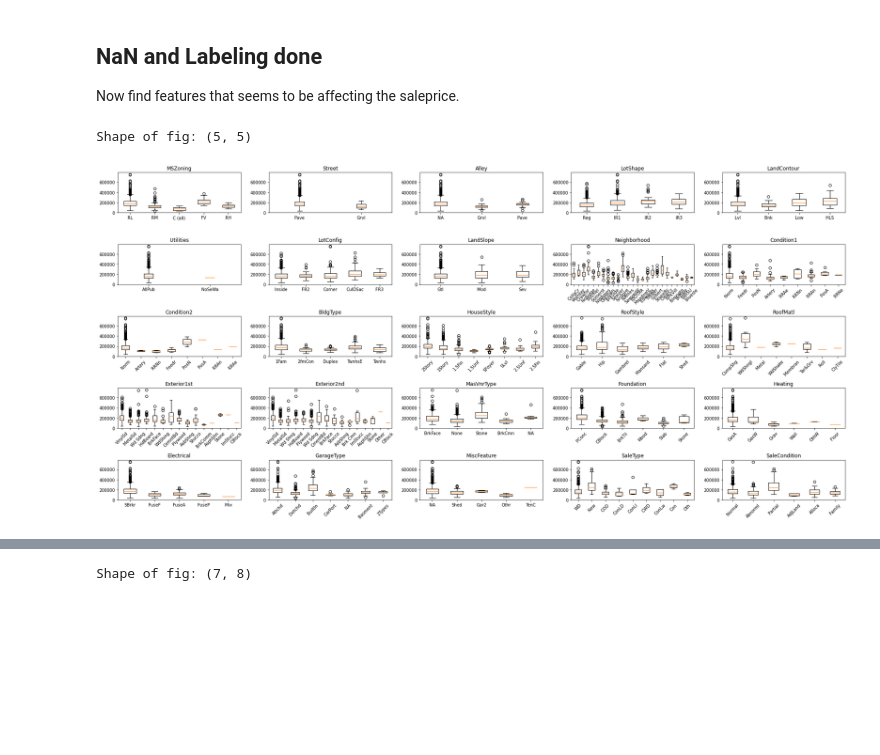
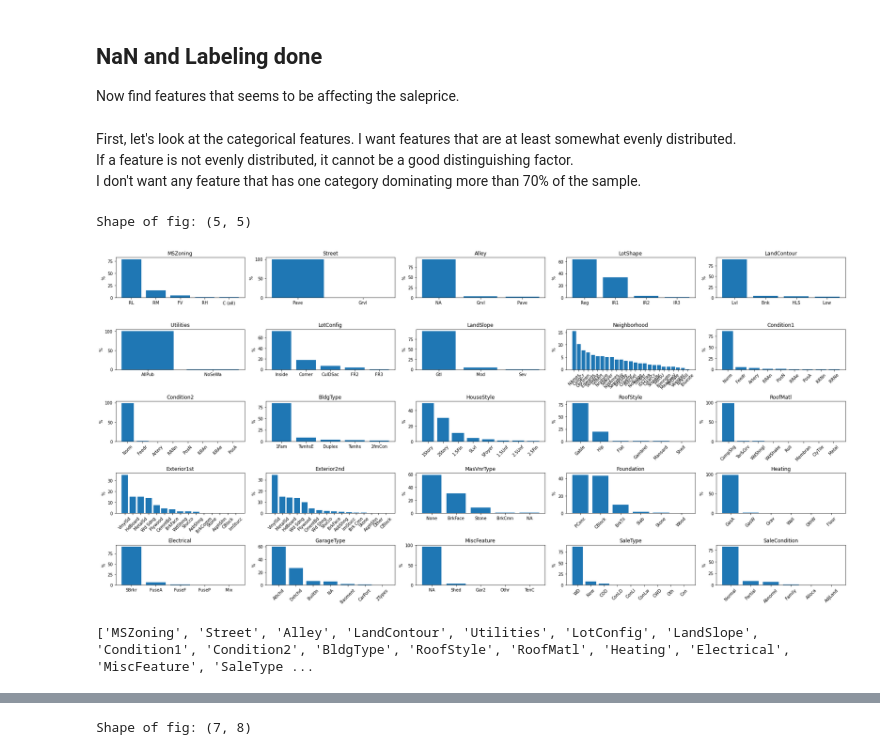
Before and after one commit to jaykye/HousePricePrediction, a Jupyter notebook: main.ipynb, the cells around one changed output, grey strips where cells are left out. Drawn from its saved outputs; the diff is of its cells as text; code cells hidden in the pictures; blank space fills up the shorter version.

```diff
--- a/main.ipynb
+++ b/main.ipynb
@@ -55,6 +55,26 @@ def plot_box_matrix(df, cols):
         for extra in a[-1][-extra_plots_last_row:]:
             extra.axis('off')
     plt.tight_layout()
+
+def plot_hist_matrix(df, cols):
+    vlen, hlen = calcate_fig_shape(cols)
+    f, a = plt.subplots(vlen, hlen, figsize = (25,12))
+    for ax, col in zip(a.flatten(), cols):
+        ax.set_title(col)
+        all_cats = df[col].unique()
+        counts = df[col].value_counts()
+        counts = counts / counts.sum() * 100
+        ax.bar(counts.index, counts)
+        if len(all_cats) > 5:
+            ax.tick_params(axis='x', labelrotation= 45)
+        ax.set_ylabel('%')
+
+    # Remove extra axes.
+    extra_plots_last_row =  a.size - len(cols)
+    if extra_plots_last_row:
+        for extra in a[-1][-extra_plots_last_row:]:
+            extra.axis('off')
+    plt.tight_layout()
 # %%
 def label_columns(df, cols, label):
     for col in cols:
@@ -127,5 +147,19 @@ numeric_cols = df.dtypes[df.dtypes != object].index
+# %% [markdown]
+First, let's look at the categorical features. I want features that are at least somewhat evenly distributed.\
+If a feature is not evenly distributed, it cannot be a good distinguishing factor.\
+I don't want any feature that has one category dominating more than 70% of the sample.
 # %%
-plot_box_matrix(train_df, categorical_cols)
+plot_hist_matrix(train_df, categorical_cols)
 # %% [output]
 Shape of fig: (5, 5)
-[figure, old version]
+[figure, new version]
+# %%
+uneven_categorical_cols = []
+for c in categorical_cols:
+    counts = train_df[c].value_counts()
+    counts /= counts.sum()
+    if (counts > 0.7).any():
+        uneven_categorical_cols.append(c)
+print(uneven_categorical_cols)
+# %% [output]
+['MSZoning', 'Street', 'Alley', 'LandContour', 'Utilities', 'LotConfig', 'LandSlope', 'Condition1', 'Condition2', 'BldgType', 'RoofStyle', 'RoofMatl', 'Heating', 'Electrical', 'MiscFeature', 'SaleType ...
```
Also changed, not shown: parts of 15 cells of this notebook.
